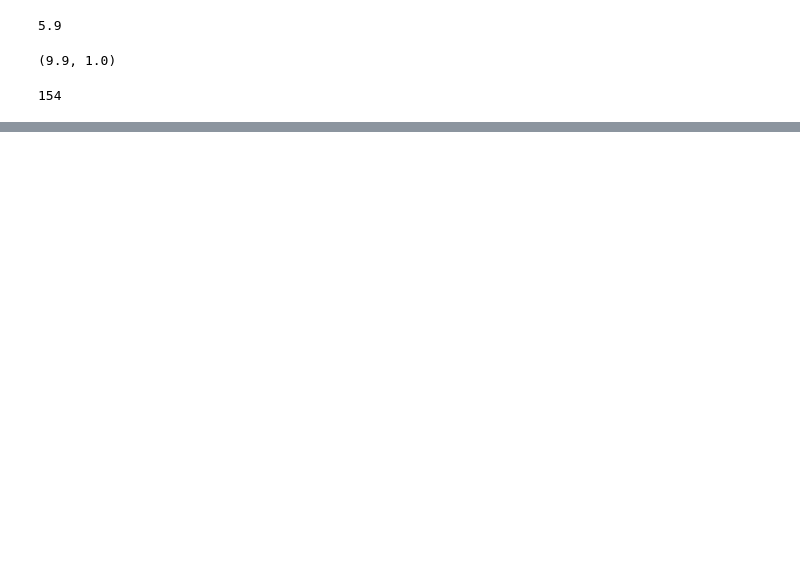
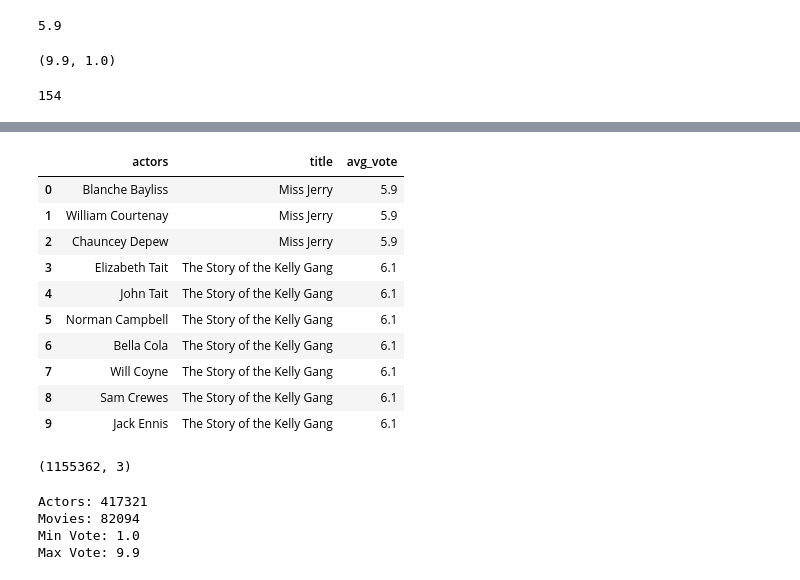
Before and after one commit to yuchild/imdb_recommender, a Jupyter notebook: recommender.ipynb, the cells around one changed output, grey strips where cells are left out. Drawn from its saved outputs; the diff is of its cells as text; code cells hidden in the pictures; blank space fills up the shorter version.

```diff
--- a/recommender.ipynb
+++ b/recommender.ipynb
@@ -86,3 +98,5 @@ movies_df.avg_vote.max(), movies_df.avg_vote.min()
 movies_df.votes.iloc[0]
 # %% [output]
 154
+# %%
+actor_movie_df = movies_df[['actors', 'title', 'avg_vote']].copy()
@@ -88,0 +112,48 @@ movies_df.votes.iloc[0]
+# %%
+actor_movie_df = actor_movie_df.assign(actors=actor_movie_df.actors.str.split(', ')).explode('actors').reset_index()
+actor_movie_df.drop('index', axis=1, inplace=True)
+actor_movie_df.head(10)
+# %% [output]
+|  | actors | title | avg_vote |
+| 0 | Blanche Bayliss | Miss Jerry | 5.9 |
+| 1 | William Courtenay | Miss Jerry | 5.9 |
+| 2 | Chauncey Depew | Miss Jerry | 5.9 |
+| 3 | Elizabeth Tait | The Story of the Kelly Gang | 6.1 |
+| 4 | John Tait | The Story of the Kelly Gang | 6.1 |
+| 5 | Norman Campbell | The Story of the Kelly Gang | 6.1 |
+| 6 | Bella Cola | The Story of the Kelly Gang | 6.1 |
+| 7 | Will Coyne | The Story of the Kelly Gang | 6.1 |
+| 8 | Sam Crewes | The Story of the Kelly Gang | 6.1 |
+| 9 | Jack Ennis | The Story of the Kelly Gang | 6.1 |
+# %%
+# Data set too large for pivot table, use neural networks
+actor_movie_df.shape
+# %% [output]
+(1155362, 3)
+# %%
+# encoding...
+actor_ids = actor_movie_df['actors'].unique().tolist()
+actor2actor_encoded = {x: i for i, x in enumerate(actor_ids)}
+actor_encoded2actor = {i: x for i, x in enumerate(actor_ids)}
+
+movie_ids = actor_movie_df['title'].unique().tolist()
+movie2movie_encoded = {x: i for i, x in enumerate(movie_ids)}
+movie_encoded2movie = {i: x for i, x in enumerate(movie_ids)}
+
+actor_movie_df['actors'] = actor_movie_df['actors'].map(actor2actor_encoded)
+actor_movie_df['title'] = actor_movie_df['title'].map(movie2movie_encoded)
+
+num_actors = len(actor2actor_encoded)
+num_movies = len(movie2movie_encoded)
+
+actor_movie_df['avg_vote'] = actor_movie_df['avg_vote'].values.astype(np.float32)
+
+min_vote = min(actor_movie_df['avg_vote'])
+max_vote = max(actor_movie_df['avg_vote'])
+
+print(f'Actors: {num_actors}\nMovies: {num_movies}\nMin Vote: {min_vote}\nMax Vote: {round(max_vote, 1)}')
+# %% [output]
+Actors: 417321
+Movies: 82094
+Min Vote: 1.0
+Max Vote: 9.9
```
Also changed, not shown: parts of 13 cells of this notebook.
